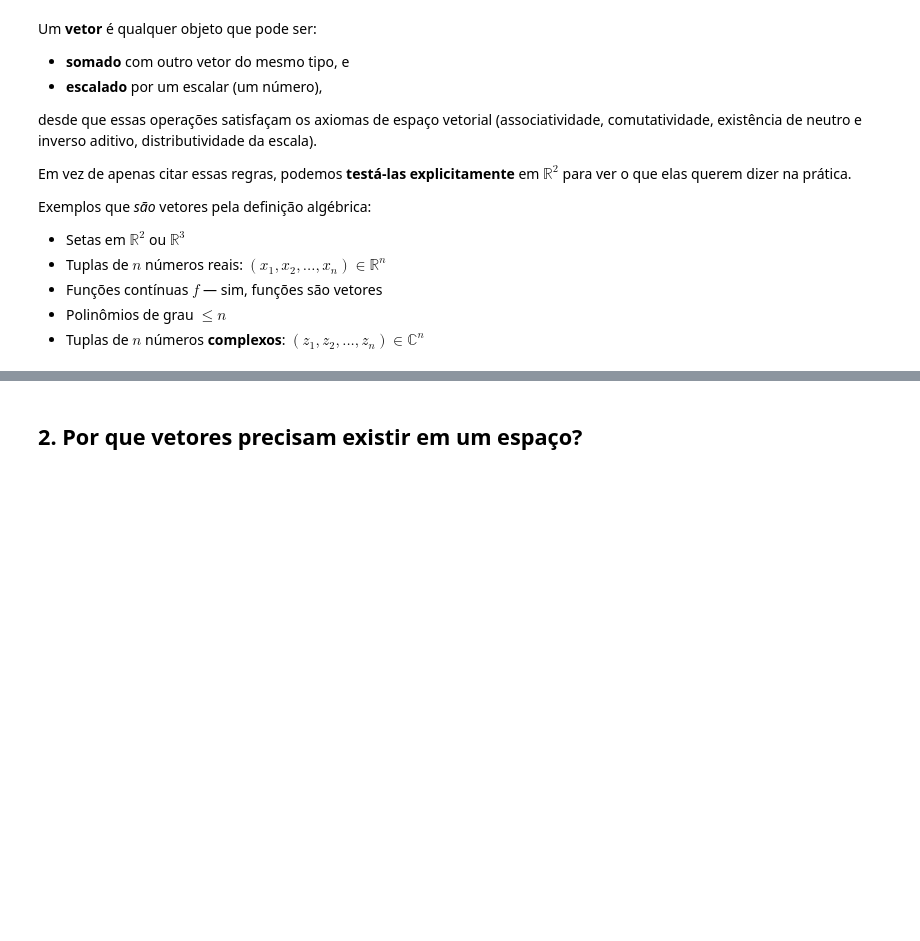
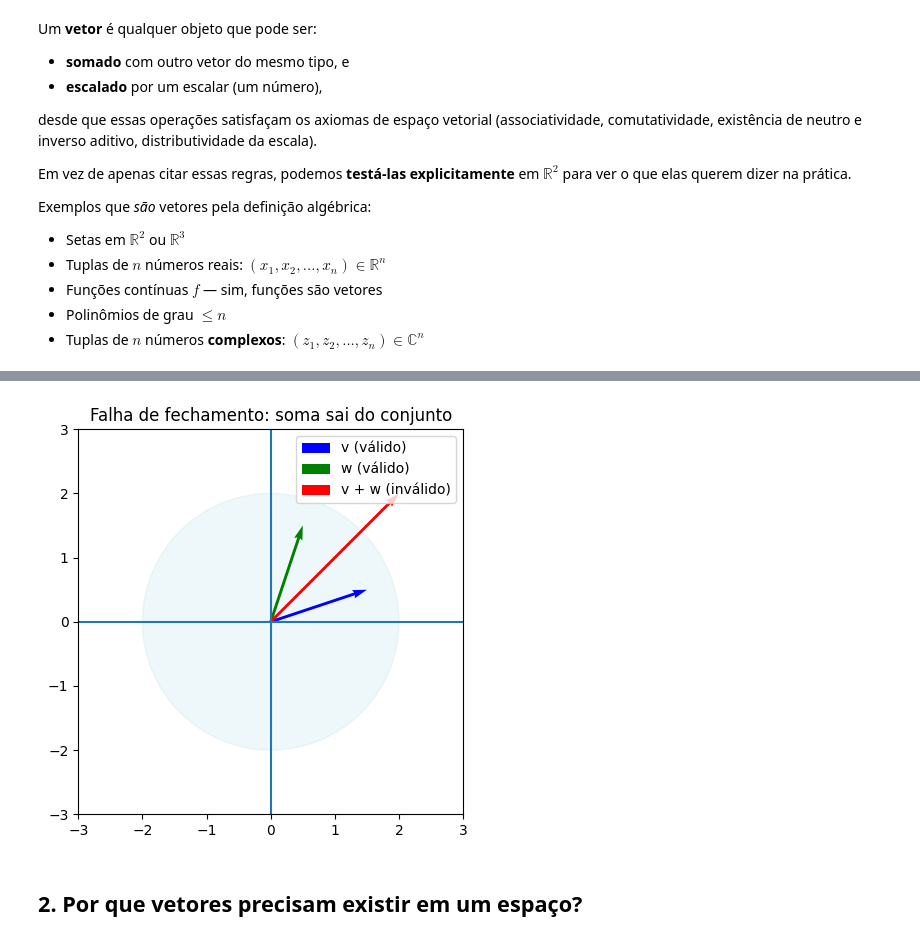
Before and after one commit to Green-Cinnamon-Labs/spectral-quantum-playground, a Jupyter notebook: matematica/M-00_vetores_espaco_de_hilbert.ipynb, the cells around one changed output, grey strips where cells are left out. Saved outputs shown, nothing was run; the diff lists cells and outputs as text; code cells hidden in the pictures; blank space fills up the shorter version.

```diff
--- a/matematica/M-00_vetores_espaco_de_hilbert.ipynb
+++ b/matematica/M-00_vetores_espaco_de_hilbert.ipynb
@@ -71,2 +71,38 @@ print('Ela continua em R^2, então continua sendo um vetor desse espaço.')
+# %%
+import numpy as np
+import matplotlib.pyplot as plt
+
+# Vetores DENTRO do conjunto (norma ≤ 2)
+v = np.array([1.5, 0.5])
+w = np.array([0.5, 1.5])
+
+soma = v + w
+
+fig, ax = plt.subplots(figsize=(5,5))
+
+# Desenhar o conjunto: disco de raio 2
+circle = plt.Circle((0, 0), 2, color='lightblue', alpha=0.2)
+ax.add_patch(circle)
+
+def seta(vetor, cor, label):
+    ax.quiver(0, 0, vetor[0], vetor[1], angles='xy', scale_units='xy', scale=1, color=cor, label=label)
+
+seta(v, 'blue', 'v (válido)')
+seta(w, 'green', 'w (válido)')
+seta(soma, 'red', 'v + w (inválido)')
+
+ax.set_xlim(-3,3)
+ax.set_ylim(-3,3)
+ax.set_aspect('equal')
+
+ax.axhline(0)
+ax.axvline(0)
+
+ax.set_title("Falha de fechamento: soma sai do conjunto")
+ax.legend()
+
+plt.show()
+# %% [output]
+[figure, added]
 # %% [markdown]
 ## 2. Por que vetores precisam existir em um espaço?
```
Also changed, not shown: parts of 23 cells of this notebook.
